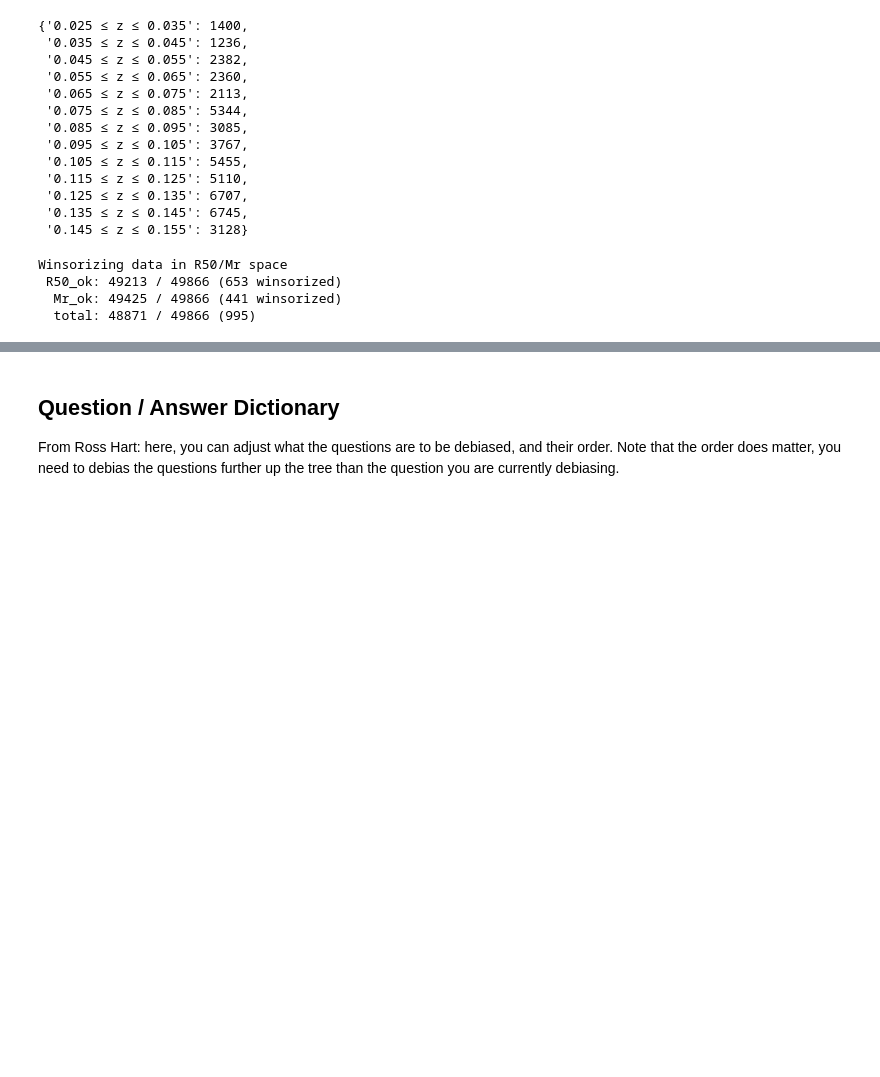
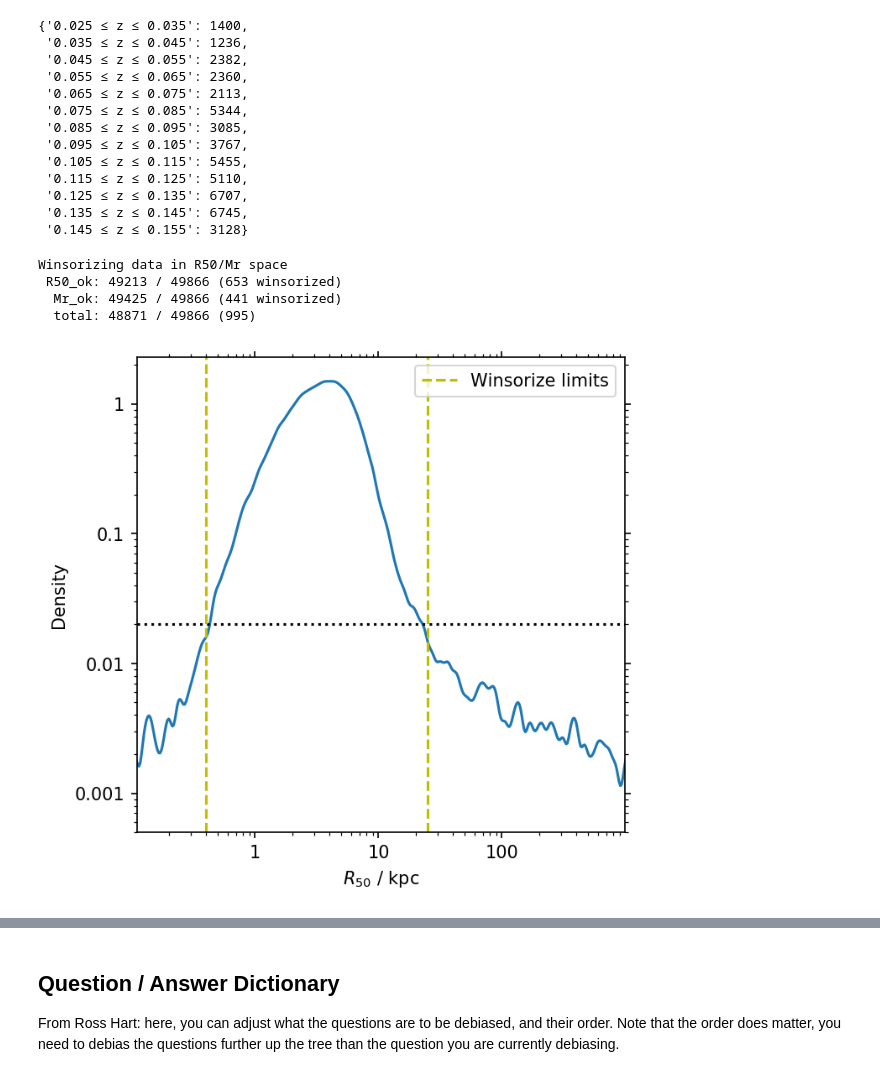
Before and after one commit to leeskelvin/gamakidsgz, a Jupyter notebook: outputs/debiasing/debiasing.ipynb, the cells around one changed output, grey strips where cells are left out. Saved outputs shown, nothing was run; the diff lists cells and outputs as text; code cells hidden in the pictures; blank space fills up the shorter version.

```diff
--- a/outputs/debiasing/debiasing.ipynb
+++ b/outputs/debiasing/debiasing.ipynb
@@ -192,4 +201,34 @@ Winsorizing data in R50/Mr space
  R50_ok: 49213 / 49866 (653 winsorized)
   Mr_ok: 49425 / 49866 (441 winsorized)
   total: 48871 / 49866 (995)
+# %%
+# R50 analysis density plot
+fig = plt.figure(figsize=(5,5), dpi=150)
+ax = plt.subplot(111)
+ax.minorticks_on()
+ax.tick_params(axis='x', which='both', bottom=True, top=True)
+ax.tick_params(axis='y', which='both', left=True, right=True)
+kde = gaussian_kde(np.log10(np.clip(R50, 1e-6, np.Inf)))
+kde.set_bandwidth(bw_method=0.075)
+xvals = np.arange(-2.5, 4.5, 0.01)
+yvals = kde.pdf(xvals)
+plt.plot(10**xvals, yvals)
+plt.xscale('log')
+plt.yscale('log')
+fmt = matplotlib.ticker.FuncFormatter(lambda y, _: '{:g}'.format(y))
+ax.xaxis.set_major_formatter(fmt)
+ax.yaxis.set_major_formatter(fmt)
+plt.axhline(0.02, c='k', ls='dotted')
+plt.axvline(R50lo, c='y', ls='--')
+plt.axvline(R50hi, c='y', ls='--', label='Winsorize limits')
+ax.set_xlabel('$R_{50}$ / kpc')
+ax.set_ylabel('Density')
+ax.set_xlim((0.11,990))
+ax.set_ylim((0.0005,2.3))
+plt.legend(loc='upper right')
+# plt.savefig(plot_sizehist)
+plt.show()
+plt.close()
+# %% [output]
+[figure, added]
 # %%
```
Also changed, not shown: parts of 28 cells of this notebook, 7 other files.
